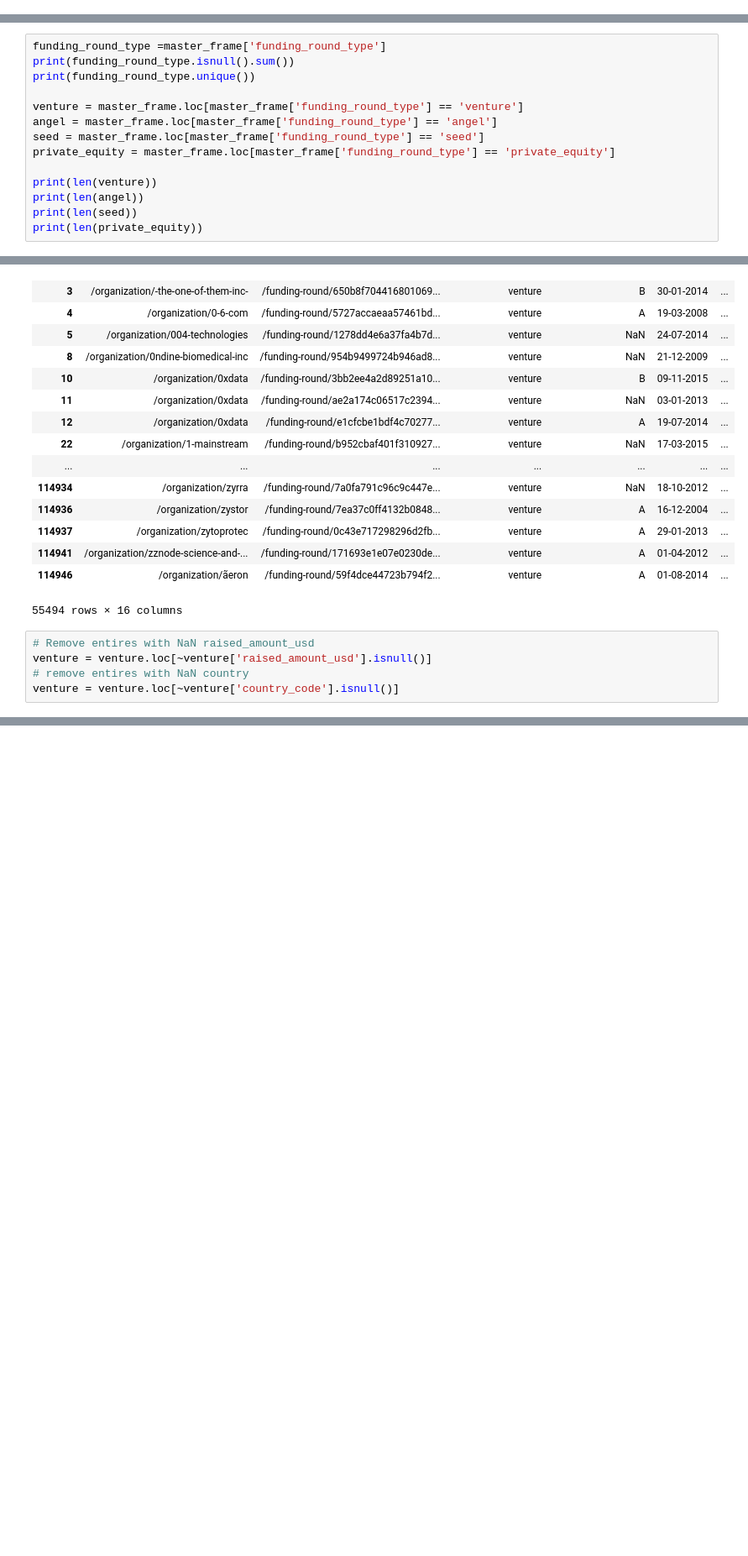
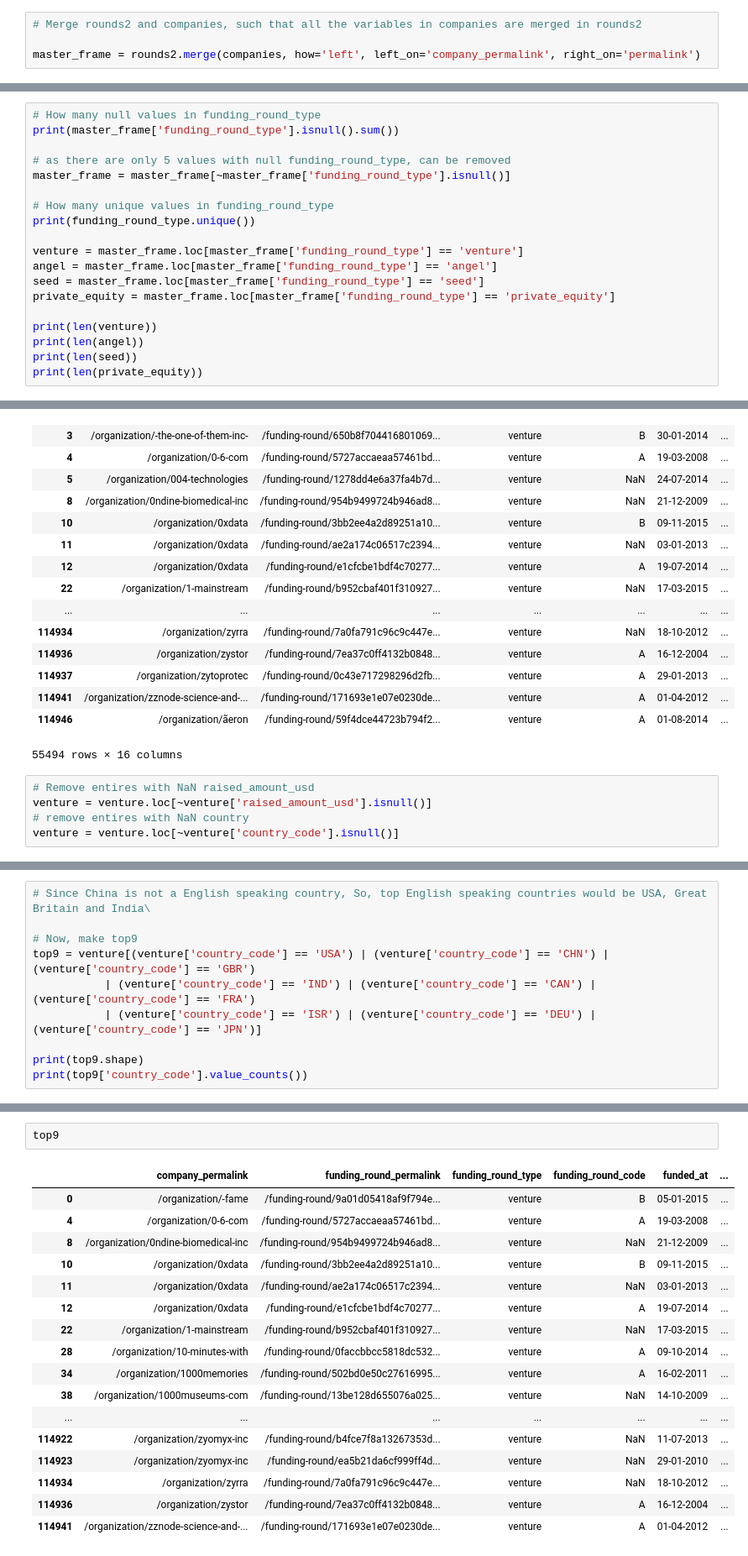
Before and after one commit to Shashi-Bhushan/upgrad-ml, a Jupyter notebook: StatisticsEssential/Module3/StatisticsEssential-Module3.ipynb, the cells around one changed output, grey strips where cells are left out. Shown: that part at 84% size. Saved outputs shown, nothing was run; the diff lists cells and outputs as text; blank space fills up the shorter version.

```diff
--- a/StatisticsEssential/Module3/StatisticsEssential-Module3.ipynb
+++ b/StatisticsEssential/Module3/StatisticsEssential-Module3.ipynb
@@ -153,3 +151,7 @@ master_frame =rounds2.merge(companies, how='outer', left_on='company_permalink',
+# %%
+# Merge rounds2 and companies, such that all the variables in companies are merged in rounds2
+
+master_frame = rounds2.merge(companies, how='left', left_on='company_permalink', right_on='permalink')
 # %%
 master_frame.shape
 # %% [output]
@@ -178,6 +159,11 @@ master_frame
 # %%
-funding_round_type =master_frame['funding_round_type']
-print(funding_round_type.isnull().sum())
+# How many null values in funding_round_type
+print(master_frame['funding_round_type'].isnull().sum())
+
+# as there are only 5 values with null funding_round_type, can be removed
+master_frame = master_frame[~master_frame['funding_round_type'].isnull()]
+
+# How many unique values in funding_round_type
 print(funding_round_type.unique())
 
 venture = master_frame.loc[master_frame['funding_round_type'] == 'venture']
@@ -302,0 +271,10 @@ venture.sort_values('country_code')
+# %%
+# Since China is not a English speaking country, So, top English speaking countries would be USA, Great Britain and India\
+
+# Now, make top9
+top9 = venture[(venture['country_code'] == 'USA') | (venture['country_code'] == 'CHN') | (venture['country_code'] == 'GBR')
+           | (venture['country_code'] == 'IND') | (venture['country_code'] == 'CAN') | (venture['country_code'] == 'FRA')
+           | (venture['country_code'] == 'ISR') | (venture['country_code'] == 'DEU') | (venture['country_code'] == 'JPN')]
+
+print(top9.shape)
+print(top9['country_code'].value_counts())
@@ -302,0 +293,20 @@ venture.sort_values('country_code')
+# %%
+top9
+# %% [output]
+|  | company_permalink | funding_round_permalink | funding_round_type | funding_round_code | funded_at | ... |
+| 0 | /organization/-fame | /funding-round/9a01d05418af9f794e... | venture | B | 05-01-2015 | ... |
+| 4 | /organization/0-6-com | /funding-round/5727accaeaa57461bd... | venture | A | 19-03-2008 | ... |
+| 8 | /organization/0ndine-biomedical-inc | /funding-round/954b9499724b946ad8... | venture | NaN | 21-12-2009 | ... |
+| 10 | /organization/0xdata | /funding-round/3bb2ee4a2d89251a10... | venture | B | 09-11-2015 | ... |
+| 11 | /organization/0xdata | /funding-round/ae2a174c06517c2394... | venture | NaN | 03-01-2013 | ... |
+| 12 | /organization/0xdata | /funding-round/e1cfcbe1bdf4c70277... | venture | A | 19-07-2014 | ... |
+| 22 | /organization/1-mainstream | /funding-round/b952cbaf401f310927... | venture | NaN | 17-03-2015 | ... |
+| 28 | /organization/10-minutes-with | /funding-round/0faccbbcc5818dc532... | venture | A | 09-10-2014 | ... |
+| 34 | /organization/1000memories | /funding-round/502bd0e50c27616995... | venture | A | 16-02-2011 | ... |
+| 38 | /organization/1000museums-com | /funding-round/13be128d655076a025... | venture | NaN | 14-10-2009 | ... |
+| ... | ... | ... | ... | ... | ... | ... |
+| 114922 | /organization/zyomyx-inc | /funding-round/b4fce7f8a13267353d... | venture | NaN | 11-07-2013 | ... |
+| 114923 | /organization/zyomyx-inc | /funding-round/ea5b21da6cf999ff4d... | venture | NaN | 29-01-2010 | ... |
+| 114934 | /organization/zyrra | /funding-round/7a0fa791c96c9c447e... | venture | NaN | 18-10-2012 | ... |
+| 114936 | /organization/zystor | /funding-round/7ea37c0ff4132b0848... | venture | A | 16-12-2004 | ... |
+| 114941 | /organization/zznode-science-and-... | /funding-round/171693e1e07e0230de... | venture | A | 01-04-2012 | ... |
```
Also changed, not shown: parts of 12 cells of this notebook, 2 other files.
